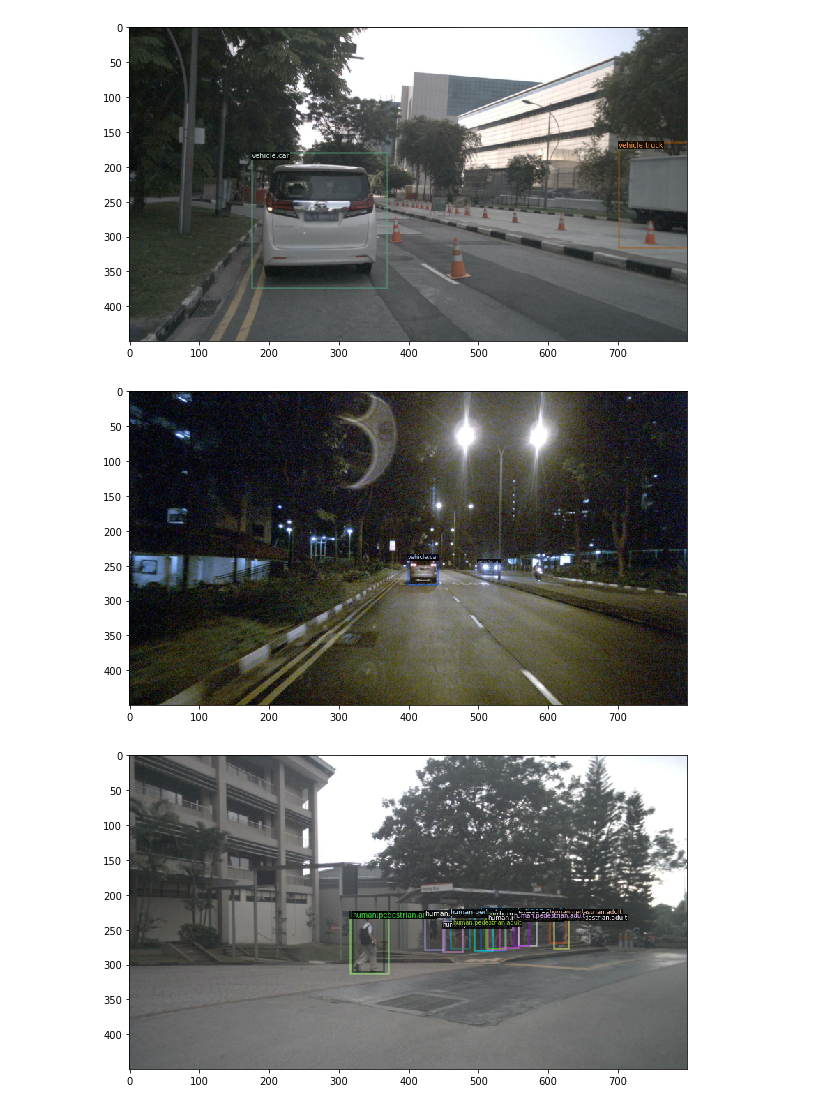
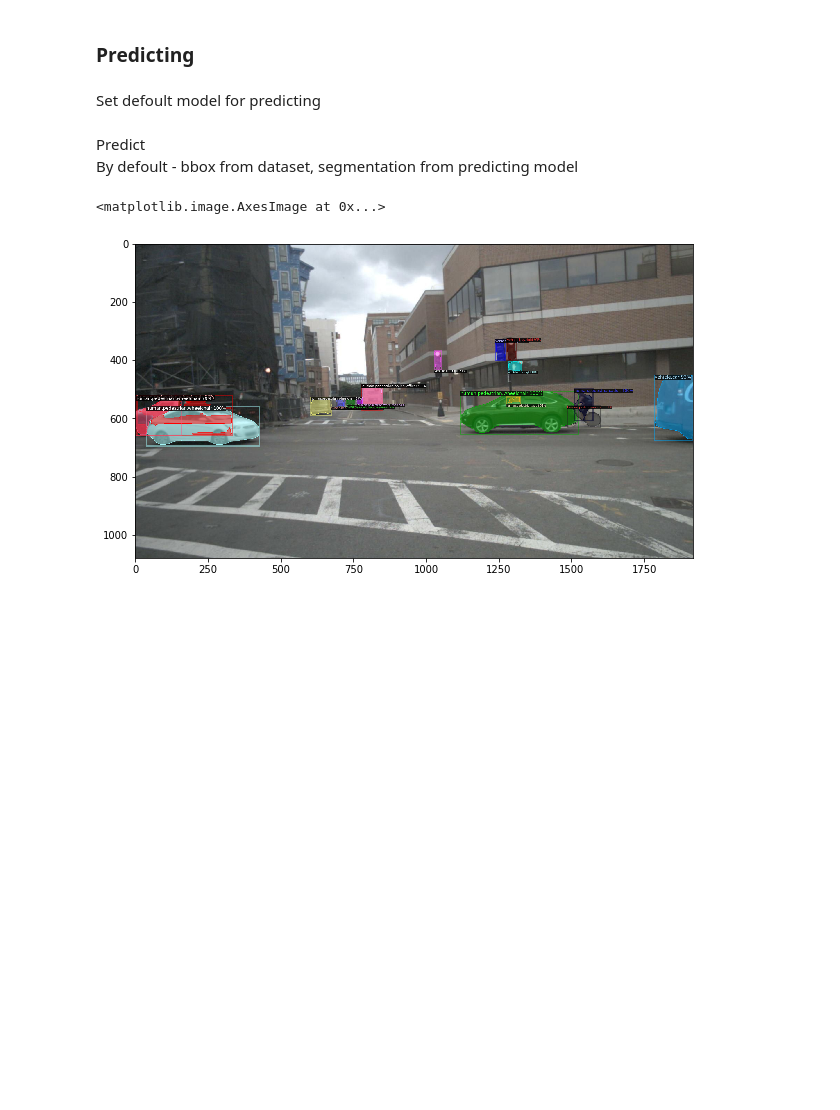
Before and after one commit to tdtce/nuScenes-converter, a Jupyter notebook: nuscenes_with_detectron2.ipynb, the cells around one changed output. Saved outputs shown, nothing was run; the diff lists cells and outputs as text; code cells hidden in the pictures; blank space fills up the shorter version.

```diff
--- a/nuscenes_with_detectron2.ipynb
+++ b/nuscenes_with_detectron2.ipynb
@@ -122,0 +31,13 @@ MetadataCatalog.get("nusc_mini").thing_classes = categories
+# %%
+# Create function instance from get_nuscences_dicts(path, categories) with variable parameters
+path = "/path/to/nuScence/folder/"
+path = "./v1-mini/"
+get_dicts = lambda p=path, c=categories: get_nuscenes_dicts(path=p, categories=c)
+# Register dataset as nusc_mini
+DatasetCatalog.register("nusc_mini", get_dicts)
+# Register metadat (label names) as nusc_mini
+MetadataCatalog.get("nusc_mini").thing_classes = categories
+# %% [markdown]
+### Predicting
+# %% [markdown]
+Set defoult model for predicting
@@ -123,20 +65,18 @@ MetadataCatalog.get("nusc_mini").thing_classes = categories
+# %% [markdown]
+Predict \
+By defoult - bbox from dataset, segmentation from predicting model
 # %%
-import random
-import cv2
-from detectron2.utils.visualizer import Visualizer
-from matplotlib import pyplot as plt
-%matplotlib inline
-
-dataset_dicts = get_nuscences_dicts("./v1-mini/", categories=categories)
-nusc_metadata = MetadataCatalog.get("nusc_mini")
-for d in random.sample(dataset_dicts, 3):
-    img = cv2.imread(d["file_name"])
-    visualizer = Visualizer(img[:, :, ::-1], metadata=nusc_metadata, scale=0.5)
-    vis = visualizer.draw_dataset_dict(d)
-    fig = plt.figure(figsize = (10,10))
-    ax = fig.add_subplot(111)
-    ax.imshow(cv2.cvtColor(vis.get_image()[:, :, ::-1], cv2.COLOR_BGR2RGB))
+# Get 1 random sample
+sample = random.sample(dataset_dicts, 1)[0]
+img = cv2.imread(sample["file_name"])
+# Predict
+outputs = predictor(img)
+# Visualisation
+v = Visualizer(img[:, :, ::-1], nusc_metadata, scale=1.2)
+v = v.draw_instance_predictions(outputs["instances"].to("cpu"))
+fig = plt.figure(figsize = (10, 10))
+ax = fig.add_subplot(111)
+ax.imshow(cv2.cvtColor(v.get_image()[:, :, ::-1], cv2.COLOR_BGR2RGB))
 # %% [output]
+<matplotlib.image.AxesImage at 0x...>
-[figure, old version]
+[figure, new version]
-[figure, removed]
-[figure, removed]
```
Also changed, not shown: parts of 11 cells of this notebook.
